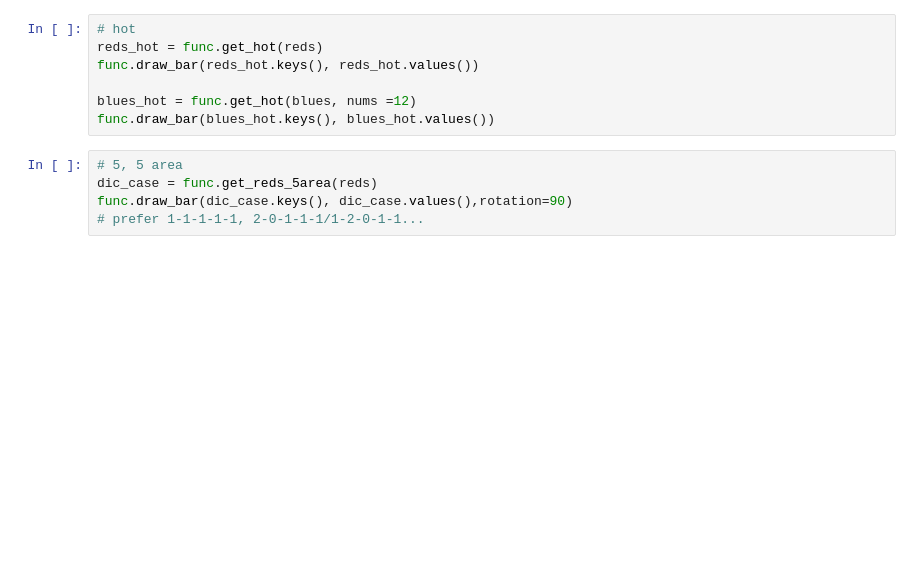
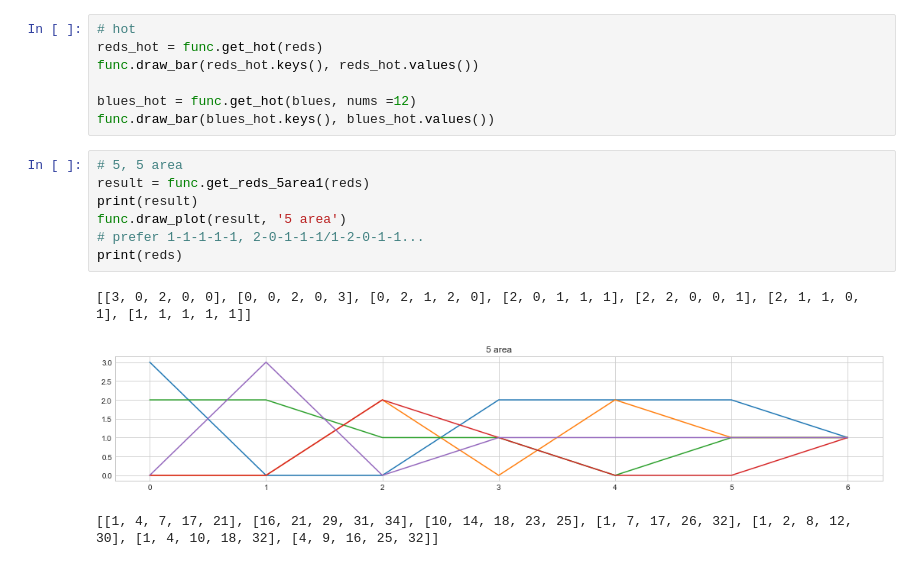
Before and after one commit to zhixin9001/2022-Python, a Jupyter notebook: codes/6.data/helper.ipynb, the cells around one changed output. Cells and saved outputs as stored; diff of their text form; blank space fills up the shorter version.

```diff
--- a/codes/6.data/helper.ipynb
+++ b/codes/6.data/helper.ipynb
@@ -45,6 +48,12 @@ blues_hot = func.get_hot(blues, nums =12)
 func.draw_bar(blues_hot.keys(), blues_hot.values())
 # %%
 # 5, 5 area
-dic_case = func.get_reds_5area(reds)
-func.draw_bar(dic_case.keys(), dic_case.values(),rotation=90)
+result = func.get_reds_5area1(reds)
+print(result)
+func.draw_plot(result, '5 area')
 # prefer 1-1-1-1-1, 2-0-1-1-1/1-2-0-1-1...
+print(reds)
+# %% [output]
+[[3, 0, 2, 0, 0], [0, 0, 2, 0, 3], [0, 2, 1, 2, 0], [2, 0, 1, 1, 1], [2, 2, 0, 0, 1], [2, 1, 1, 0, 1], [1, 1, 1, 1, 1]]
+[figure, added]
+[[1, 4, 7, 17, 21], [16, 21, 29, 31, 34], [10, 14, 18, 23, 25], [1, 7, 17, 26, 32], [1, 2, 8, 12, 30], [1, 4, 10, 18, 32], [4, 9, 16, 25, 32]]
```
Also changed, not shown: parts of 1 cell of this notebook, 1 other file.
